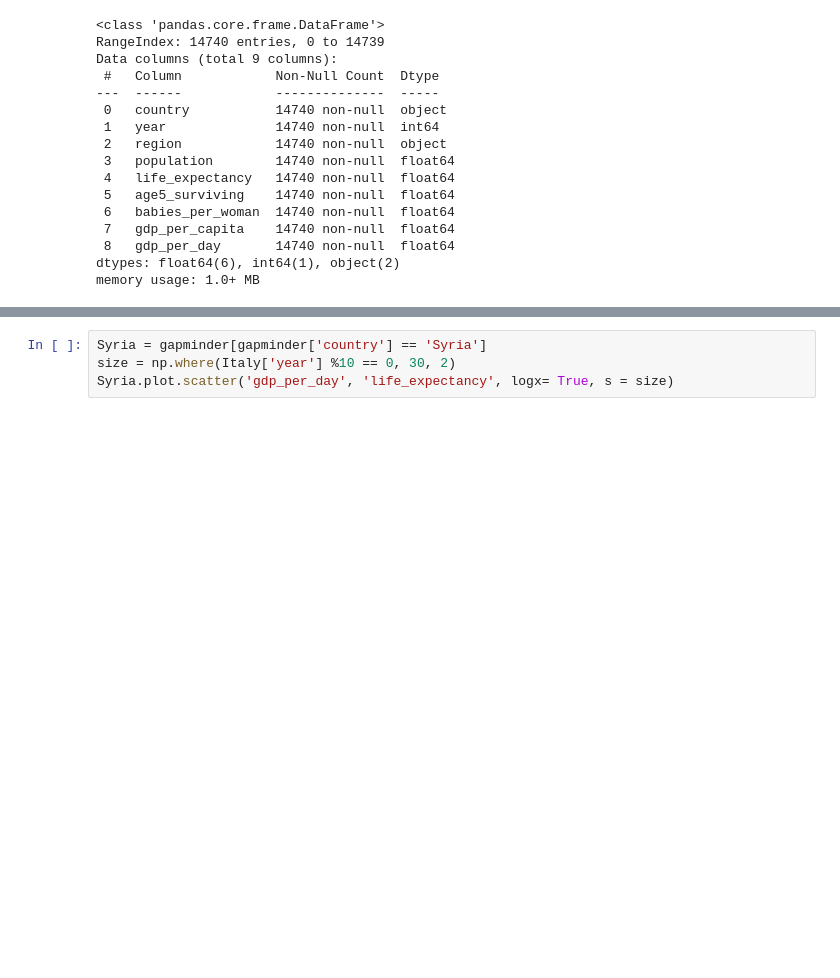
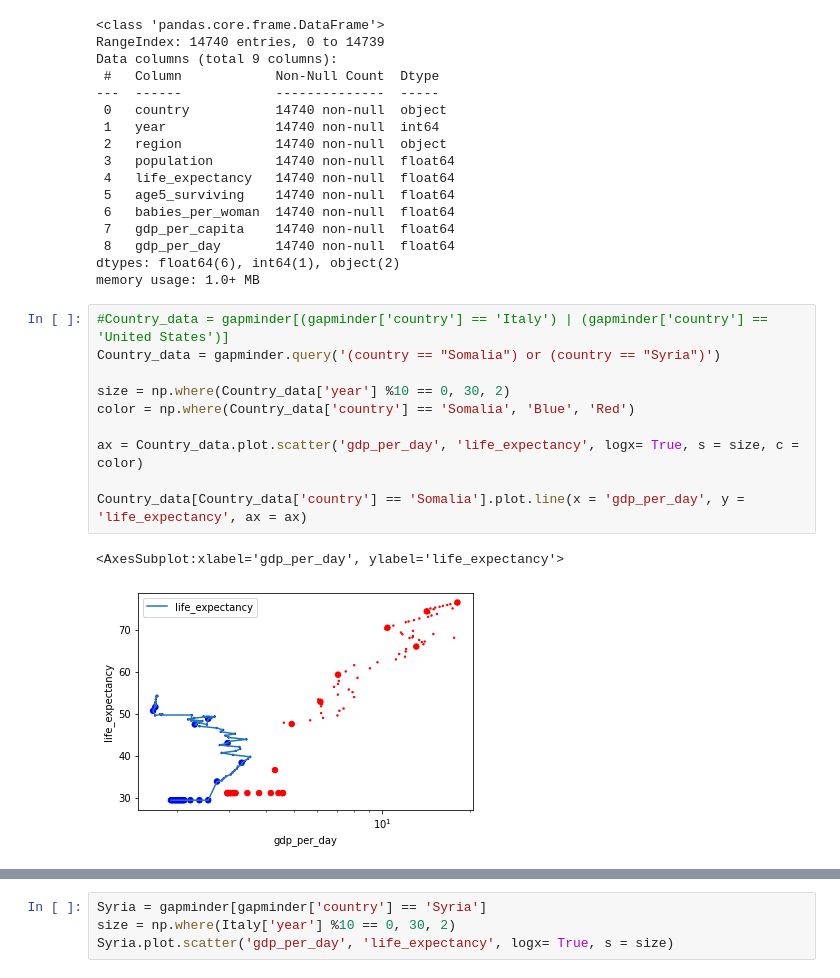
Before and after one commit to ncrasto/Python_Statistics, a Jupyter notebook: Exercise Files/chapter3/03_04/03_04_twovariables_begin.ipynb, the cells around one changed output, grey strips where cells are left out. Cells and saved outputs as stored; diff of their text form; blank space fills up the shorter version.

```diff
--- a/Exercise Files/chapter3/03_04/03_04_twovariables_begin.ipynb
+++ b/Exercise Files/chapter3/03_04/03_04_twovariables_begin.ipynb
@@ -38,4 +38,17 @@ Data columns (total 9 columns):
  8   gdp_per_day       14740 non-null  float64
 dtypes: float64(6), int64(1), object(2)
 memory usage: 1.0+ MB
+# %%
+#Country_data = gapminder[(gapminder['country'] == 'Italy') | (gapminder['country'] == 'United States')]
+Country_data = gapminder.query('(country == "Somalia") or (country == "Syria")')
+
+size = np.where(Country_data['year'] %10 == 0, 30, 2)
+color = np.where(Country_data['country'] == 'Somalia', 'Blue', 'Red')
+
+ax = Country_data.plot.scatter('gdp_per_day', 'life_expectancy', logx= True, s = size, c = color)
+
+Country_data[Country_data['country'] == 'Somalia'].plot.line(x = 'gdp_per_day', y = 'life_expectancy', ax = ax)
+# %% [output]
+<AxesSubplot:xlabel='gdp_per_day', ylabel='life_expectancy'>
+[figure, added]
 # %%
```
Also changed, not shown: parts of 2 cells of this notebook, 1 other file.
